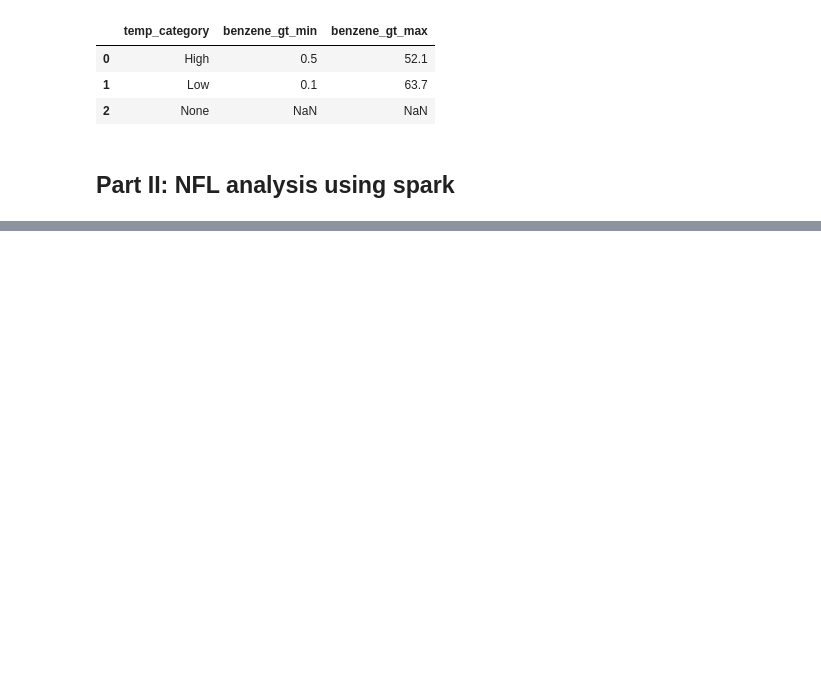
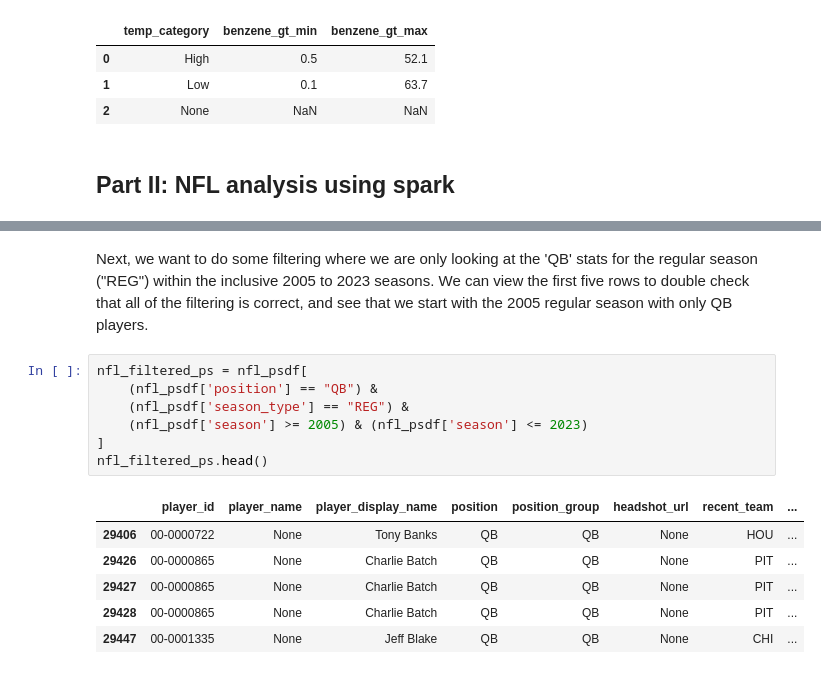
Before and after one commit to Ambaright/ST554-Project-2, a Jupyter notebook: ST554 Project.ipynb, the cells around one changed output, grey strips where cells are left out. Cells and saved outputs as stored; diff of their text form; blank space fills up the shorter version.

```diff
--- a/ST554 Project.ipynb
+++ b/ST554 Project.ipynb
@@ -664,0 +722,16 @@ air_pdf.report_min_max("benzene_gt", group_var = "temp_category")
+# %% [markdown]
+Next, we want to do some filtering where we are only looking at the 'QB' stats for the regular season ("REG") within the inclusive 2005 to 2023 seasons. We can view the first five rows to double check that all of the filtering is correct, and see that we start with the 2005 regular season with only QB players.
+# %%
+nfl_filtered_ps = nfl_psdf[
+    (nfl_psdf['position'] == "QB") &
+    (nfl_psdf['season_type'] == "REG") &
+    (nfl_psdf['season'] >= 2005) & (nfl_psdf['season'] <= 2023)
+]
+nfl_filtered_ps.head()
+# %% [output]
+|  | player_id | player_name | player_display_name | position | position_group | headshot_url | recent_team | ... |
+| 29406 | 00-0000722 | None | Tony Banks | QB | QB | None | HOU | ... |
+| 29426 | 00-0000865 | None | Charlie Batch | QB | QB | None | PIT | ... |
+| 29427 | 00-0000865 | None | Charlie Batch | QB | QB | None | PIT | ... |
+| 29428 | 00-0000865 | None | Charlie Batch | QB | QB | None | PIT | ... |
+| 29447 | 00-0001335 | None | Jeff Blake | QB | QB | None | CHI | ... |
```
Also changed, not shown: parts of 20 cells of this notebook.
